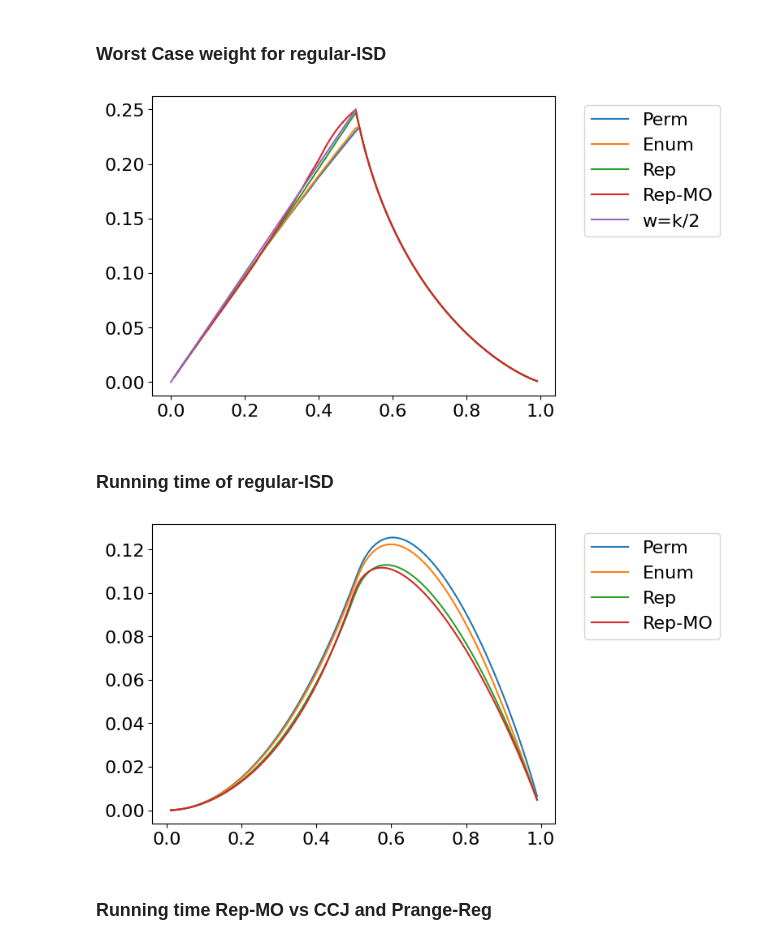
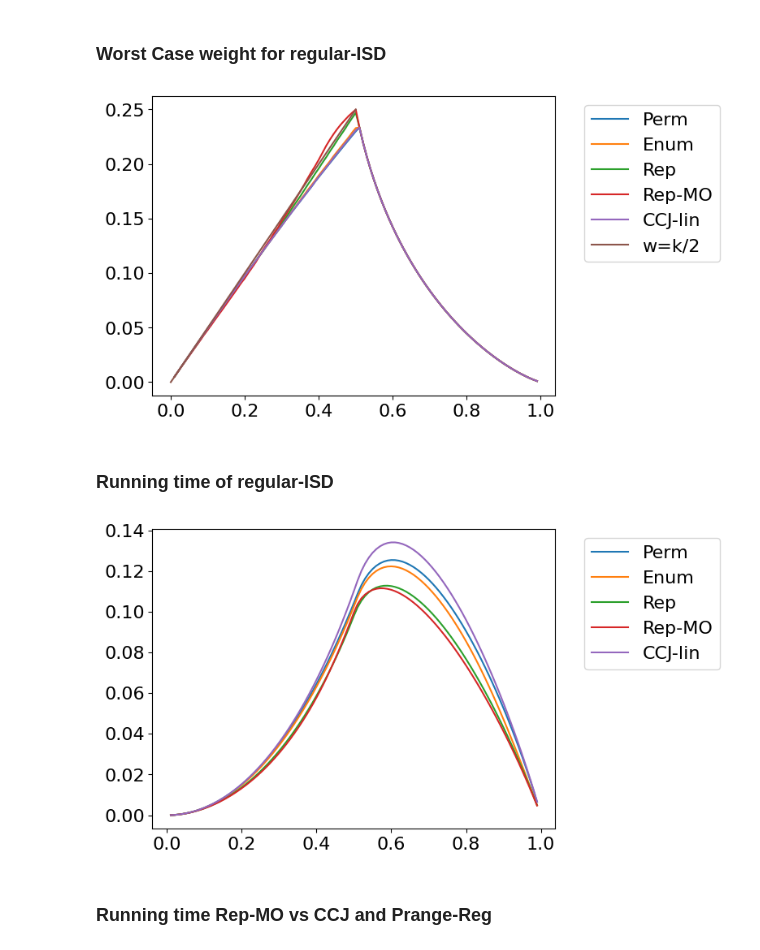
Before and after one commit to Memphisd/Regular-ISD, a Jupyter notebook: Asymptotics/asymptotics.ipynb, the cells around one changed output. Saved outputs shown, nothing was run; the diff lists cells and outputs as text; code cells hidden in the pictures.

```diff
--- a/Asymptotics/asymptotics.ipynb
+++ b/Asymptotics/asymptotics.ipynb
@@ -656,7 +669,8 @@ versions={"CCJ":{"time": time_ccj},
           "Perm": {"time": time_perm_rsd_wrapper},
           "Enum": {"time": time_enum},
           "Rep": {"time": time_rep},
-          "Rep-MO": {"time": time_repmo}}
+          "Rep-MO": {"time": time_may_oze},
+          "CCJ-lin": {"time":time_ccj_lin}}
 
 #computes the worst case time complexity for all versions
 def compute_data():
@@ -692,13 +706,13 @@ def plot(t, exclude=[]):
 # %%
 plot("weight", exclude=["CCJ","CCJ-MO","SD-Prange-Reg"])
 # %% [output]
-[figure, old version]
+[figure, new version]
 # %% [markdown]
 ### Running time of regular-ISD
 # %%
-plot("time", exclude=["CCJ","CCJ-MO","SD-Prange-Reg"])
+plot("time", exclude=["CCJ","CCJ-MO","CCJ-Lin","SD-Prange-Reg"])
 # %% [output]
-[figure, old version]
+[figure, new version]
 # %% [markdown]
 ### Running time Rep-MO vs CCJ and Prange-Reg
 # %%
```
Also changed, not shown: parts of 59 cells of this notebook, 10 other files.
